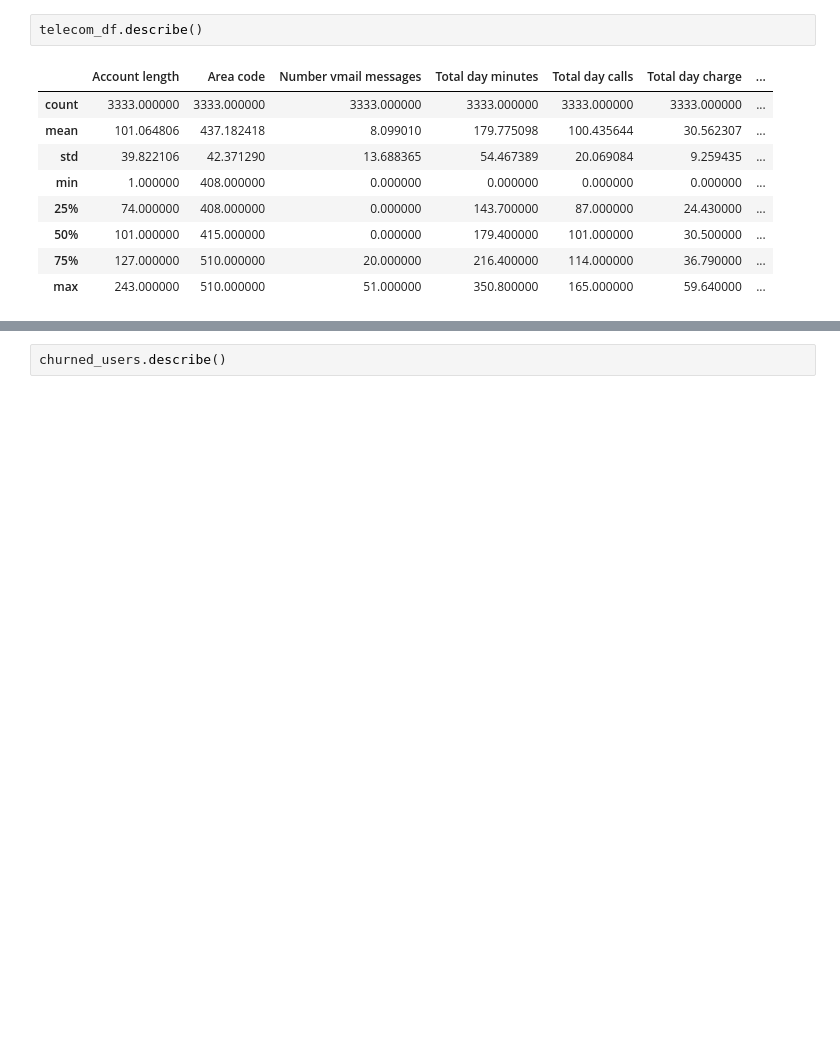
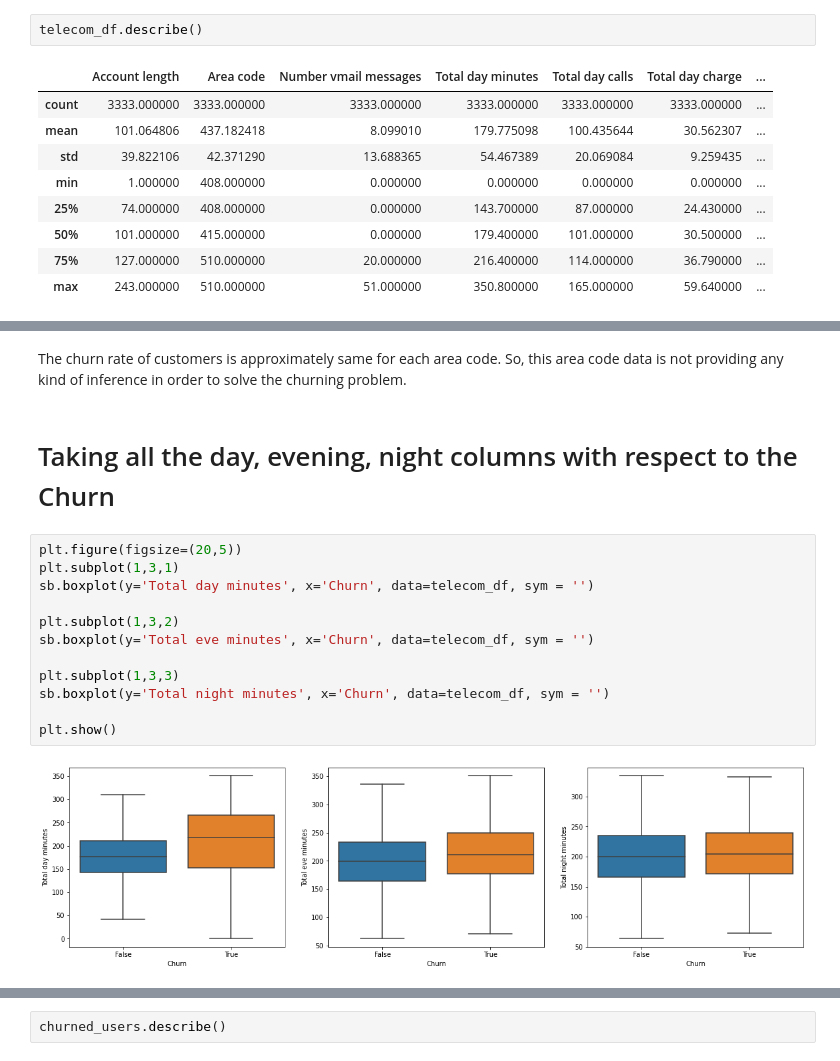
Before and after one commit to ankitbittu/Telecom-Churn-Analysis, a Jupyter notebook: Copy_of_Telecom_Churn_Analysis_Capstone_Project.ipynb, the cells around one changed output, grey strips where cells are left out. Saved outputs shown, nothing was run; the diff lists cells and outputs as text; blank space fills up the shorter version.

```diff
--- a/Copy_of_Telecom_Churn_Analysis_Capstone_Project.ipynb
+++ b/Copy_of_Telecom_Churn_Analysis_Capstone_Project.ipynb
@@ -130,0 +340,18 @@ telecom_df.describe()
+# %% [markdown]
+The churn rate of customers is approximately same for each area code. So, this area code data is not providing any kind of inference in order to solve the churning problem.
+# %% [markdown]
+# Taking all the day, evening, night columns with respect to the Churn
+# %%
+plt.figure(figsize=(20,5))
+plt.subplot(1,3,1)
+sb.boxplot(y='Total day minutes', x='Churn', data=telecom_df, sym = '')
+
+plt.subplot(1,3,2)
+sb.boxplot(y='Total eve minutes', x='Churn', data=telecom_df, sym = '')
+
+plt.subplot(1,3,3)
+sb.boxplot(y='Total night minutes', x='Churn', data=telecom_df, sym = '')
+
+plt.show()
+# %% [output]
+[figure, added]
```
Also changed, not shown: parts of 105 cells of this notebook.
